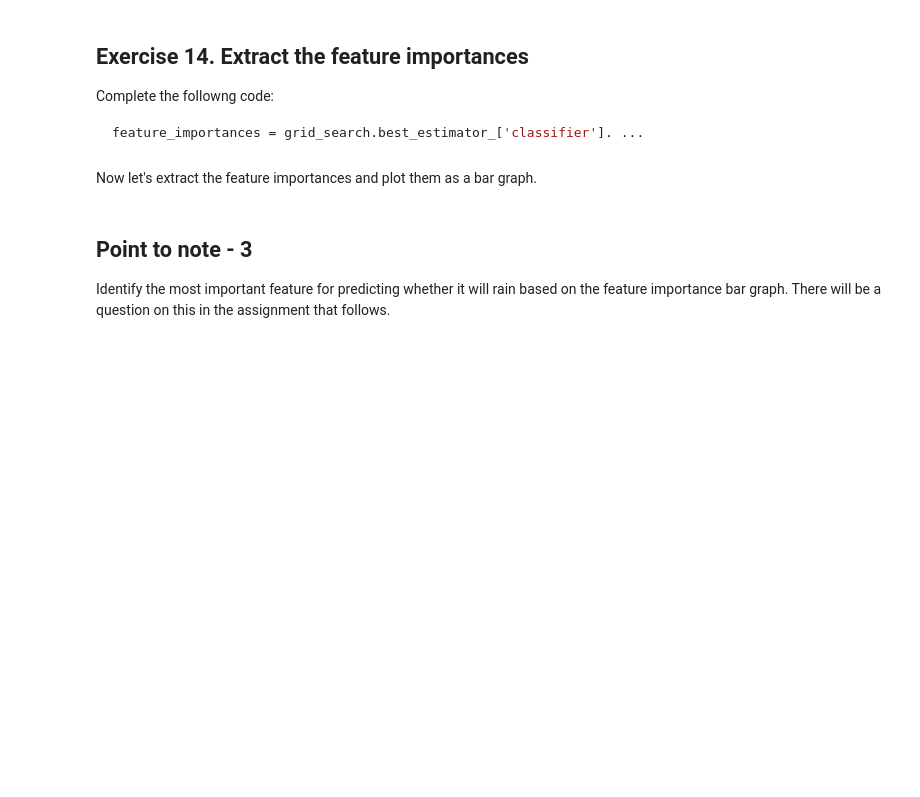
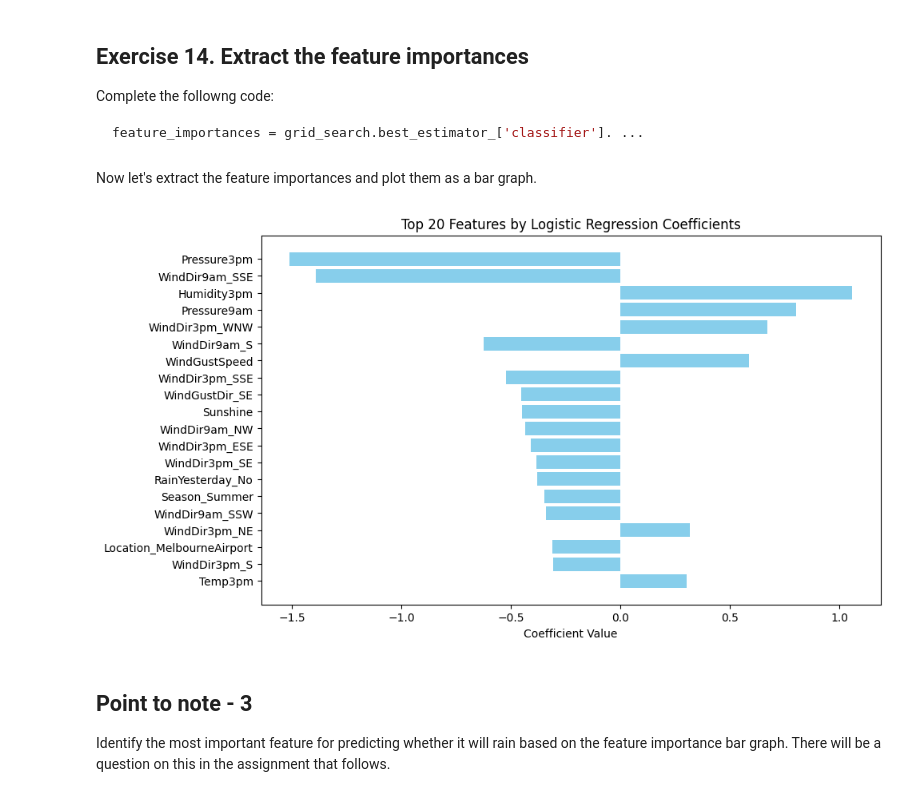
Before and after one commit to vrMithun/Python-Project-for-Data-Science, a Jupyter notebook: FinalProject_AUSWeather.ipynb, the cells around one changed output. Saved outputs shown, nothing was run; the diff lists cells and outputs as text; code cells hidden in the pictures; blank space fills up the shorter version.

```diff
--- a/FinalProject_AUSWeather.ipynb
+++ b/FinalProject_AUSWeather.ipynb
@@ -628,28 +628,37 @@ feature_importances = grid_search.best_estimator_['classifier']. ...
 # %% [markdown]
 Now let's extract the feature importances and plot them as a bar graph.
 # %%
+import numpy as np
+import matplotlib.pyplot as plt
+import pandas as pd
+
 # Combine numeric and categorical feature names
 feature_names = numeric_features + list(grid_search.best_estimator_['preprocessor']
                                         .named_transformers_['cat']
                                         .named_steps['onehot']
                                         .get_feature_names_out(categorical_features))
 
-feature_importances = grid_search.best_estimator_['classifier'].feature_importances_
+# Get the coefficients (flatten since coef_ is 2D: shape (1, n_features))
+feature_importances = grid_search.best_estimator_['classifier'].coef_[0]
 
-importance_df = pd.DataFrame({'Feature': feature_names,
-                              'Importance': feature_importances
-                             }).sort_values(by='Importance', ascending=False)
+# Create a DataFrame with features and their coefficient values
+importance_df = pd.DataFrame({
+    'Feature': feature_names,
+    'Importance': feature_importances
+}).sort_values(by='Importance', key=abs, ascending=False)  # sort by absolute importance
 
-N = 20  # Change this number to display more or fewer features
+N = 20  # Number of top features to show
 top_features = importance_df.head(N)
 
 # Plotting
 plt.figure(figsize=(10, 6))
 plt.barh(top_features['Feature'], top_features['Importance'], color='skyblue')
-plt.gca().invert_yaxis()  # Invert y-axis to show the most important feature on top
-plt.title(f'Top {N} Most Important Features in predicting whether it will rain today')
-plt.xlabel('Importance Score')
+plt.gca().invert_yaxis()  # Most important on top
+plt.title(f'Top {N} Features by Logistic Regression Coefficients')
+plt.xlabel('Coefficient Value')
 plt.show()
+# %% [output]
+[figure, added]
 # %% [markdown]
 ## Point to note - 3
 Identify the most important feature for predicting whether it will rain based on the feature importance bar graph. There will be a question on this in the assignment that follows.
```
Also changed, not shown: parts of 6 cells of this notebook.
